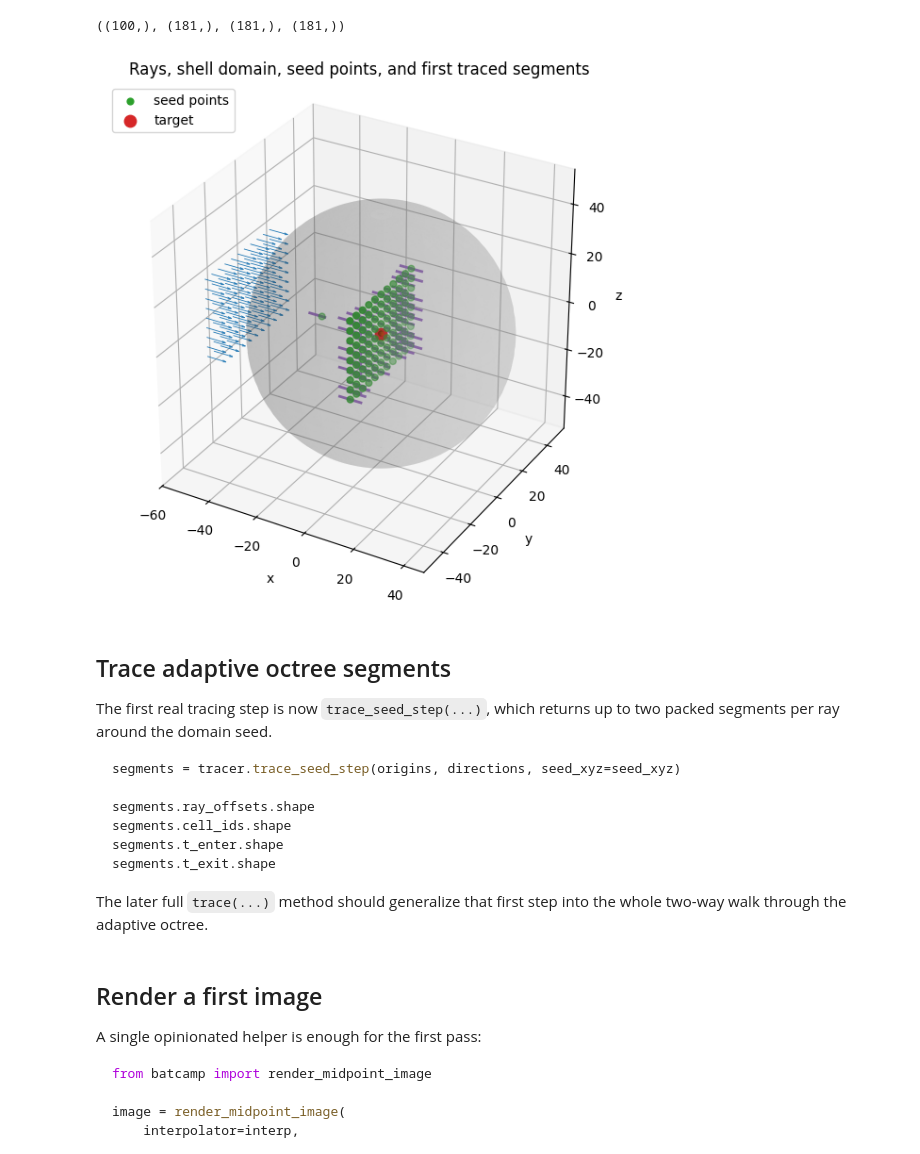
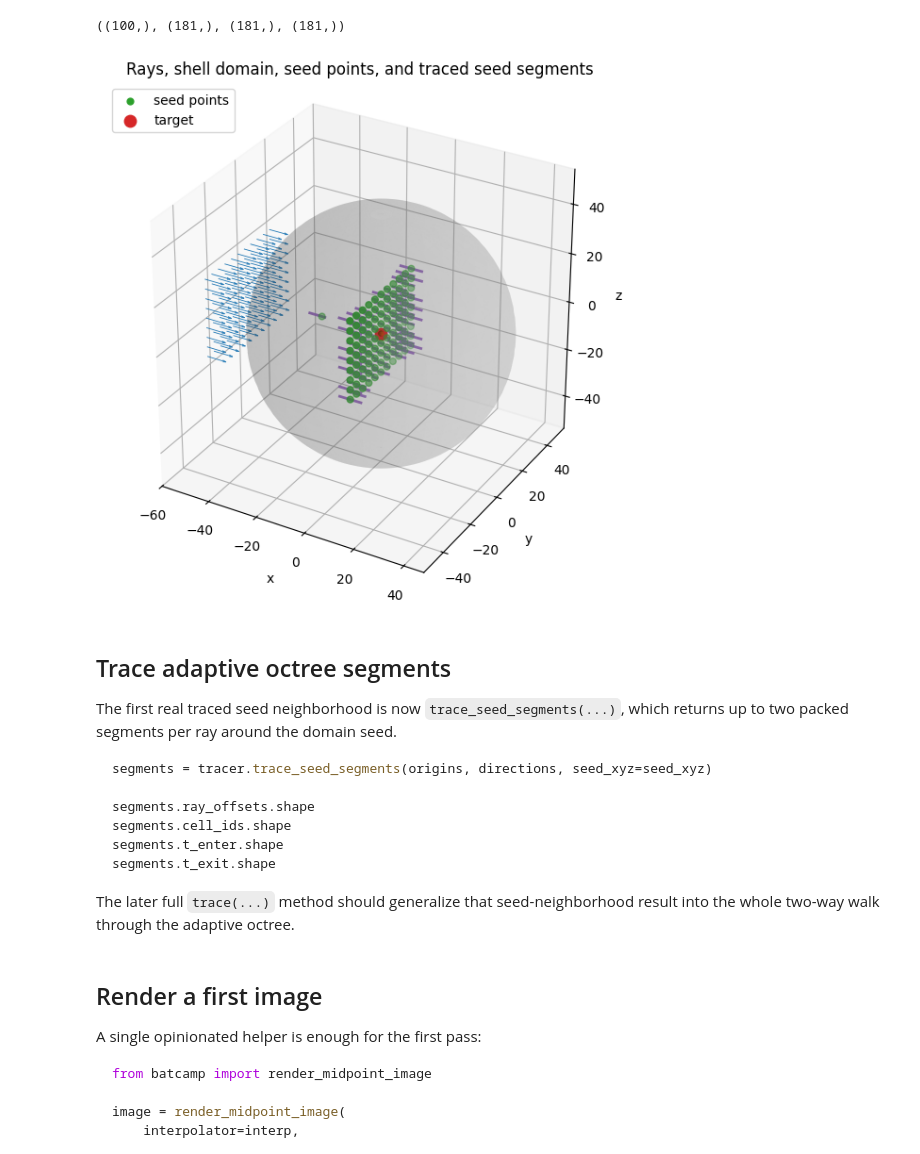
Before and after one commit to svaberg/batcamp, a Jupyter notebook: examples/ray_api_sketch.ipynb, the cells around one changed output. Cells and saved outputs as stored; diff of their text form; code cells hidden in the pictures.

Commit message:
Rename seed tracing API away from step

````diff
--- a/examples/ray_api_sketch.ipynb
+++ b/examples/ray_api_sketch.ipynb
@@ -131,7 +131,7 @@ seed_xyz.shape
 # %% [output]
 (9, 11, 3)
 # %%
-segments = tracer.trace_seed_step(origins, directions, seed_xyz=seed_xyz)
+segments = tracer.trace_seed_segments(origins, directions, seed_xyz=seed_xyz)
 
 segments.ray_offsets.shape, segments.cell_ids.shape, segments.t_enter.shape, segments.t_exit.shape
 # %% [output]
@@ -194,42 +194,42 @@ ax.scatter(
     color="tab:green",
     s=24,
     label="seed points",
 )
 ax.scatter(
     [camera_target[0]],
     [camera_target[1]],
     [camera_target[2]],
     color="tab:red",
     s=80,
     label="target",
 )
 
 sphere_points = np.column_stack((outer_x.reshape(-1), outer_y.reshape(-1), outer_z.reshape(-1)))
 all_points = np.vstack((origins_flat, tips_flat, seed_flat[seed_mask], sphere_points, segment_start, segment_end))
 mins = all_points.min(axis=0)
 maxs = all_points.max(axis=0)
 span = np.maximum(maxs - mins, 1.0)
 center = 0.5 * (mins + maxs)
 radius = 0.5 * float(np.max(span))
 ax.set_xlim(center[0] - radius, center[0] + radius)
 ax.set_ylim(center[1] - radius, center[1] + radius)
 ax.set_zlim(center[2] - radius, center[2] + radius)
 ax.set_box_aspect((1.0, 1.0, 1.0))
 ax.set_xlabel("x")
 ax.set_ylabel("y")
 ax.set_zlabel("z")
-ax.set_title("Rays, shell domain, seed points, and first traced segments")
+ax.set_title("Rays, shell domain, seed points, and traced seed segments")
 ax.legend(loc="upper left")
 plt.show()
 # %% [output]
-[figure, old version]
+[figure, new version]
 # %% [markdown]
 ## Trace adaptive octree segments
 
-The first real tracing step is now `trace_seed_step(...)`, which returns up to two packed segments per ray around the domain seed.
+The first real traced seed neighborhood is now `trace_seed_segments(...)`, which returns up to two packed segments per ray around the domain seed.
 
 ```python
-segments = tracer.trace_seed_step(origins, directions, seed_xyz=seed_xyz)
+segments = tracer.trace_seed_segments(origins, directions, seed_xyz=seed_xyz)
 
 segments.ray_offsets.shape
 segments.cell_ids.shape
@@ -237,7 +237,7 @@ segments.t_enter.shape
 segments.t_exit.shape
 ```
 
-The later full `trace(...)` method should generalize that first step into the whole two-way walk through the adaptive octree.
+The later full `trace(...)` method should generalize that seed-neighborhood result into the whole two-way walk through the adaptive octree.
 # %% [markdown]
 ## Render a first image
 
````
Also changed, not shown: parts of 1 cell of this notebook, 2 other files.
